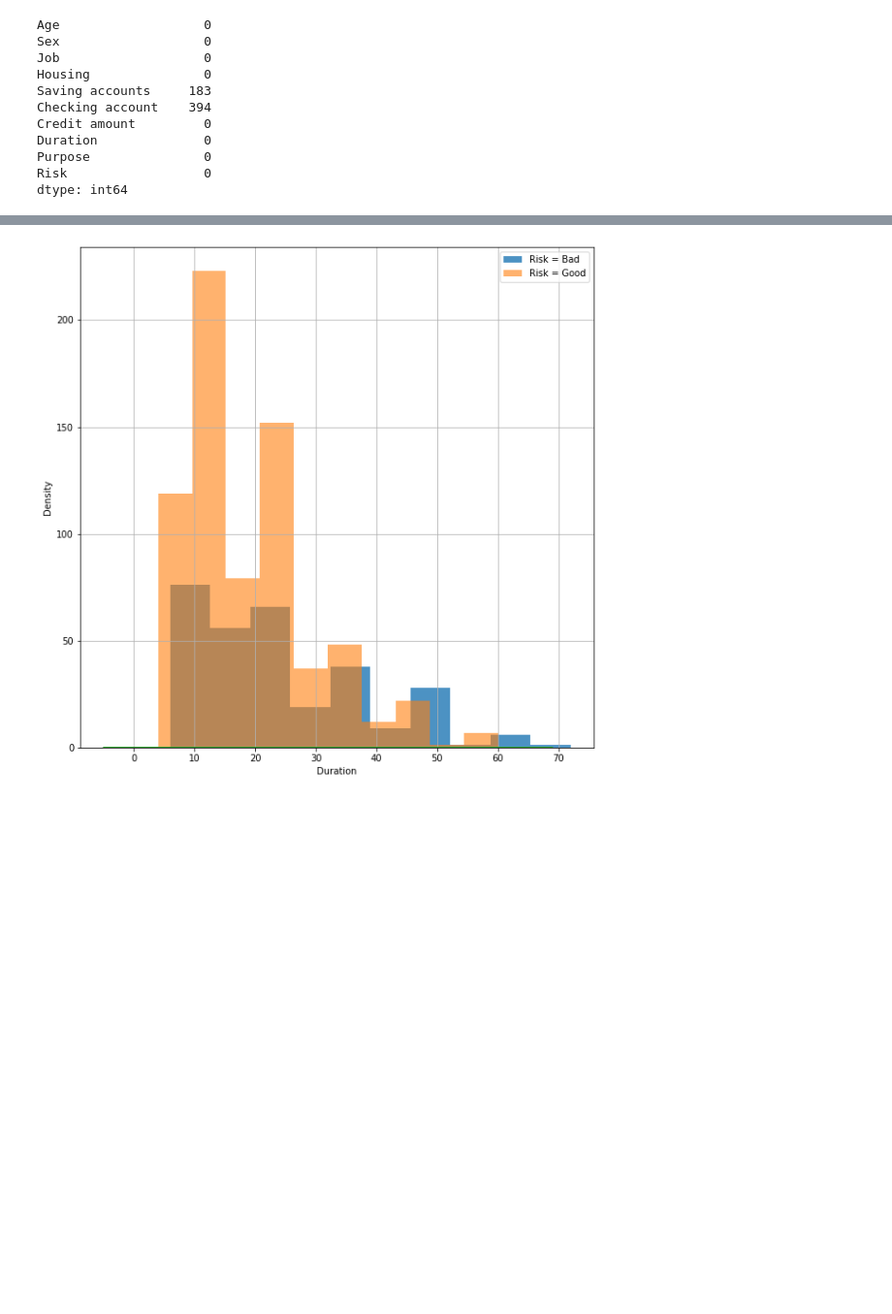
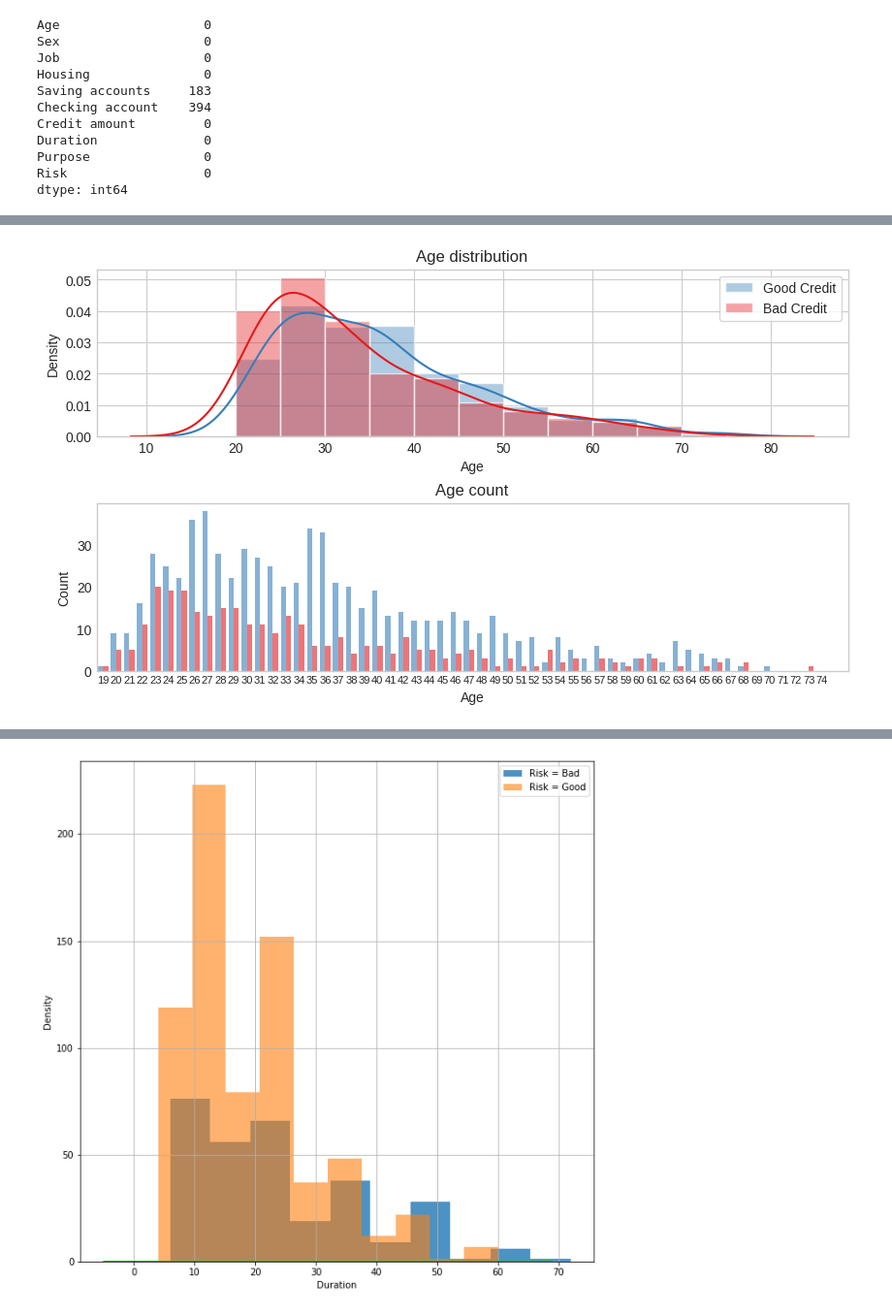
Before and after one commit to DanielGardin/MO810---Aprendizado-de-M-quina--tico, a Jupyter notebook: T0 - Avaliação Diagnóstica/Notebook 0.1 - Problema de crédito e análise de variáveis.ipynb, the cells around one changed output, grey strips where cells are left out. Shown: that part at 97% size. Cells and saved outputs as stored; diff of their text form; code cells hidden in the pictures; blank space fills up the shorter version.

```diff
--- a/T0 - Avaliação Diagnóstica/Notebook 0.1 - Problema de crédito e análise de variáveis.ipynb
+++ b/T0 - Avaliação Diagnóstica/Notebook 0.1 - Problema de crédito e análise de variáveis.ipynb
@@ -133,0 +127,28 @@ sns.boxplot(y='Age',x='Saving accounts',hue='Risk',data=data1,order=['little','m
+# %%
+fig, axs = plt.subplots(nrows=2, figsize=(10, 6))
+plt.subplots_adjust(hspace = 0.4, top = 0.8)
+
+axs[0].set_title("Age distribution")
+
+sns.histplot(data[data["Risk"] == 1]["Age"], bins=np.linspace(20, 75, num=12), kde=True, kde_kws=dict(cut=3), alpha=0.4, edgecolor=(1,1,1,0.7), color="#377eb8", label="Good Credit", stat="density", ax=axs[0])
+sns.histplot(data[data["Risk"] == 0]["Age"], bins=np.linspace(20, 75, num=12), kde=True, kde_kws=dict(cut=3), alpha=0.4, edgecolor=(1,1,1,0.7), color="#e41a1c", label="Bad Credit", stat="density", ax=axs[0])
+
+axs[0].legend(frameon=True)
+
+axs[1].set_title("Age count")
+
+axs[1].grid()
+axs[1].hist(data[data["Risk"] == 1]["Age"], bins=np.arange(19, 75) - 0.4, width=0.4, color="#377eb8", alpha=0.6)
+axs[1].hist(data[data["Risk"] == 0]["Age"], bins=np.arange(19, 75), width=0.4, color="#e41a1c", alpha=0.6)
+
+axs[1].set_xticks(np.arange(19, 75))
+axs[1].set_xlim(18.5, 76)
+axs[1].set_xticklabels(np.arange(19, 75), fontsize=8)
+
+axs[1].set_xlabel("Age")
+axs[1].set_ylabel("Count")
+
+plt.savefig("plots/age.svg", transparent=True)
+plt.show()
+# %% [output]
+[figure, added]
```
Also changed, not shown: parts of 35 cells of this notebook, 9 other files.
